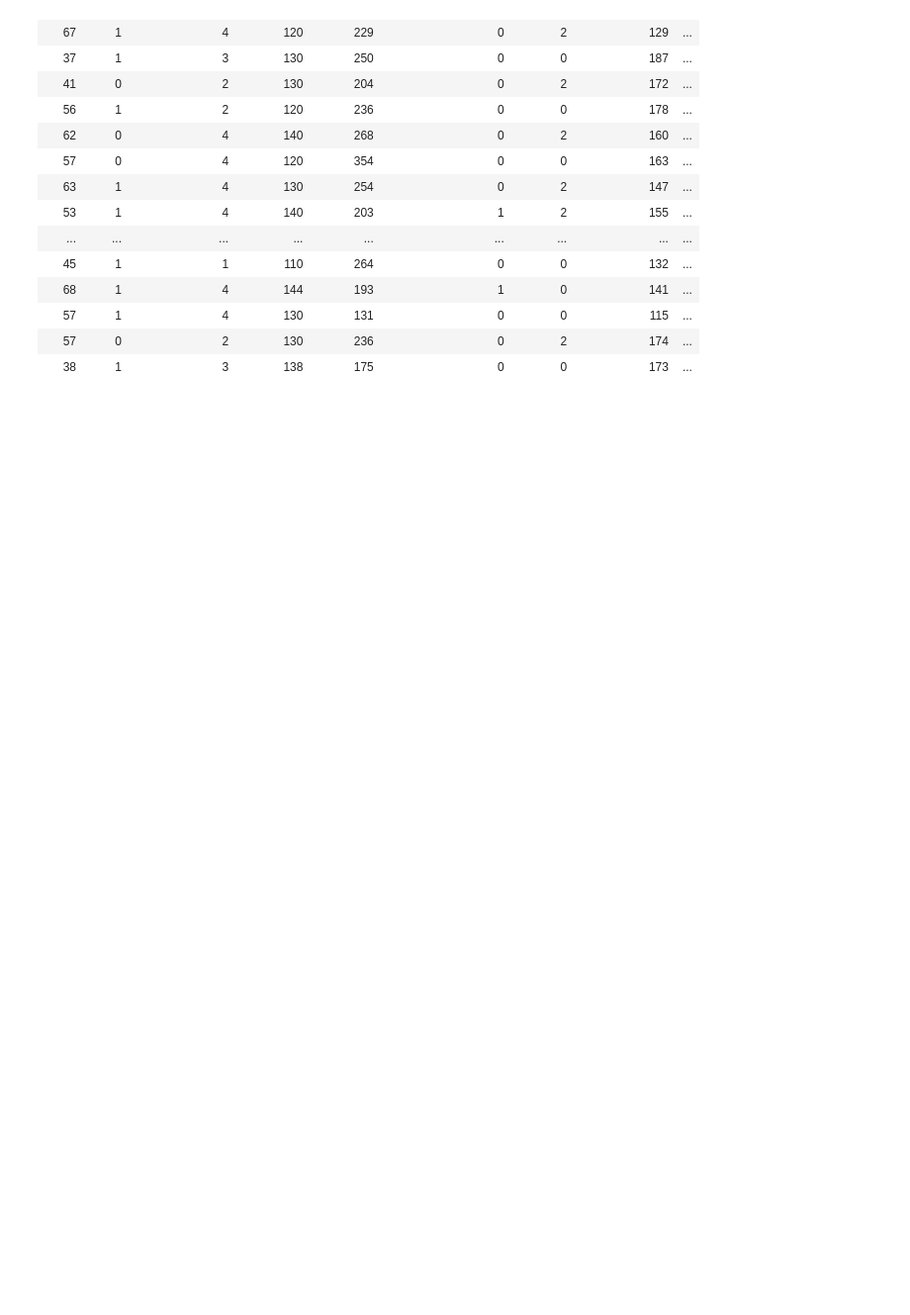
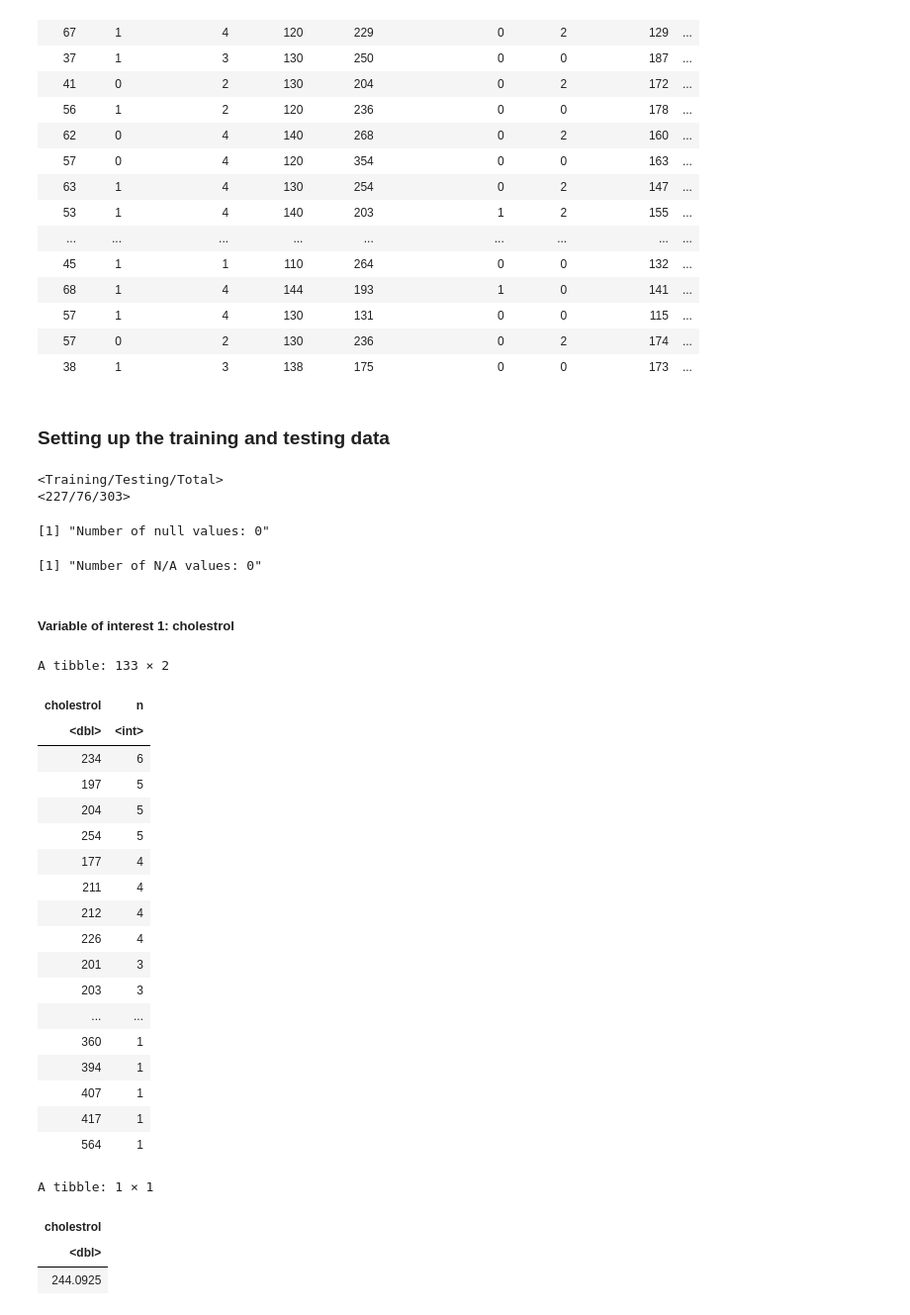
Before and after one commit to sanash43/DSCI100-Group42, a Jupyter notebook: ProjectData.ipynb, the cells around one changed output. Shown at 99% size. Cells and saved outputs as stored; diff of their text form; code cells hidden in the pictures; blank space fills up the shorter version.

```diff
--- a/ProjectData.ipynb
+++ b/ProjectData.ipynb
@@ -88,3 +129,59 @@ A tibble: 303 × 10
 | 57 | 1 | 4 | 130 | 131 | 0 | 0 | 115 | ... |
 | 57 | 0 | 2 | 130 | 236 | 0 | 2 | 174 | ... |
 | 38 | 1 | 3 | 138 | 175 | 0 | 0 | 173 | ... |
+# %% [markdown]
+### Setting up the training and testing data
+# %%
+cleveland_split <- initial_split(data, prop=0.75, stata=resting_bp)
+cleveland_training <- training(cleveland_split)
+cleveland_testing <- testing(cleveland_split)
+cleveland_split
+# %% [output]
+<Training/Testing/Total>
+<227/76/303>
+# %%
+#checking for null/na data in the training data
+paste("Number of null values:", sum(map_df(cleveland_training, is.null)))
+paste("Number of N/A values:", sum(map_df(cleveland_training, is.na)))
+# %% [output]
+[1] "Number of null values: 0"
+[1] "Number of N/A values: 0"
+# %% [markdown]
+##### Variable of interest 1: cholestrol
+# %%
+cholestrol_observations <- cleveland_training |>
+    group_by(cholestrol) |>
+    summarize(n = n()) |>
+    arrange(desc(n))
+
+cholestrol_observations
+
+avg_cholestrol <- cleveland_training |>
+    summarize(cholestrol=mean(cholestrol, na.rm=TRUE)) |>
+    slice(1)
+
+avg_cholestrol
+# %% [output]
+A tibble: 133 × 2
+| cholestrol | n |
+| <dbl> | <int> |
+| 234 | 6 |
+| 197 | 5 |
+| 204 | 5 |
+| 254 | 5 |
+| 177 | 4 |
+| 211 | 4 |
+| 212 | 4 |
+| 226 | 4 |
+| 201 | 3 |
+| 203 | 3 |
+| ... | ... |
+| 360 | 1 |
+| 394 | 1 |
+| 407 | 1 |
+| 417 | 1 |
+| 564 | 1 |
+A tibble: 1 × 1
+| cholestrol |
+| <dbl> |
+| 244.0925 |
```
Also changed, not shown: parts of 17 cells of this notebook.
